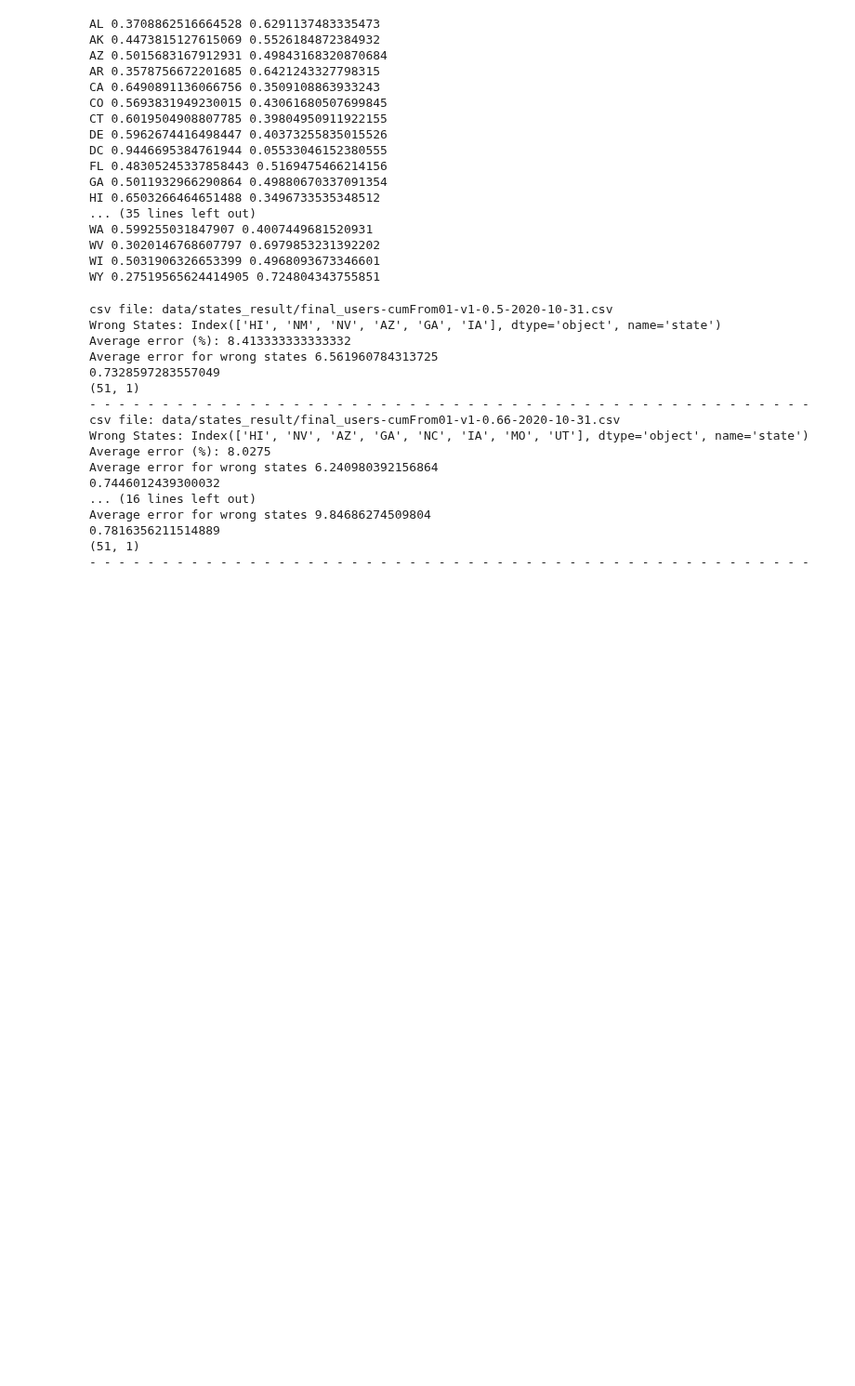
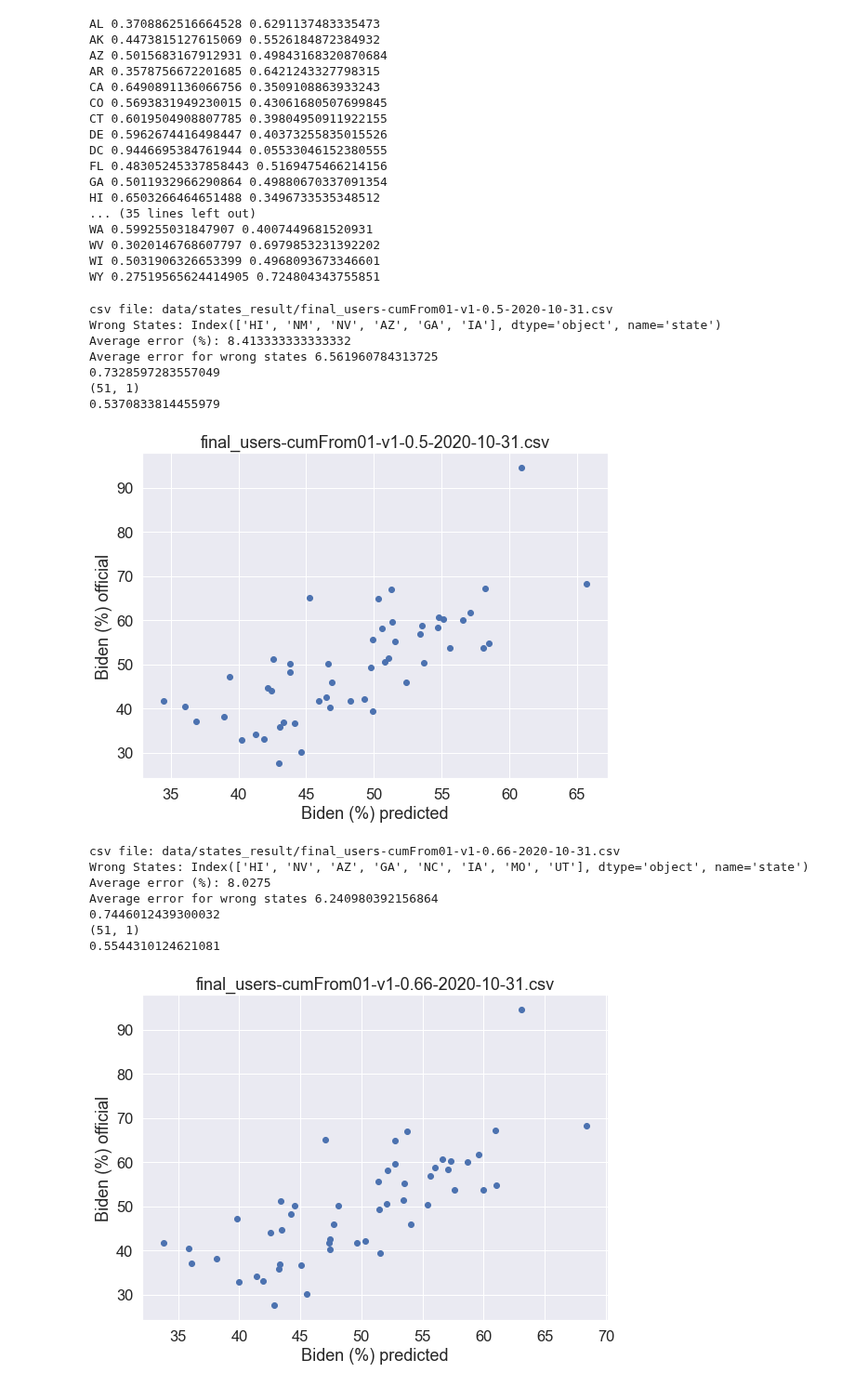
Before and after one commit to kayzhou/US_election, a Jupyter notebook: prediction_states.ipynb, the cells around one changed output. Shown at 93% size. Cells and saved outputs as stored; diff of their text form; code cells hidden in the pictures; blank space fills up the shorter version.

```diff
--- a/prediction_states.ipynb
+++ b/prediction_states.ipynb
@@ -4,6 +4,8 @@ import rapidjson as json
 from tqdm import tqdm
 from pathlib import Path
 import os
+sns.set(style="darkgrid", font_scale=1.5)
+# plt.style.use('fivethirtyeight')
 
 # 0 > JB; 1 > DT
 US_states = ['NY', 'DC', 'IN', 'AR', 'WY', 'ME', 'TX', 'NH', 'CO', 'CA', 'IL',
@@ -186,42 +188,51 @@ def calc_error(csv_file_name):
     print("Average error (%):", data_states[data_states.correct == False].error.mean())
     print("Average error for wrong states", data_states.error.mean())
 
     # 相关性
     print(data_states['Biden (%) predicted'].corr(data_states['Biden (%) official']))
 
     # 回归系数
     # result = sm.ols(formula="Biden (%) predicted ~ Biden (%) official", data=data_states).fit()
     # print(result.param)
     linreg = LinearRegression()
     X = np.array(data_states['Biden (%) predicted']).reshape(-1, 1)
     print(X.shape)
     linreg.fit(X, data_states['Biden (%) official'])
     print(r2_score(data_states['Biden (%) official'], linreg.predict(X)))
 
-    print("- " * 50)
+    csv_path = Path(csv_file_name)
+
+    fig = plt.figure(figsize=(8, 6))
+    plt.scatter(data_states['Biden (%) predicted'], data_states['Biden (%) official'])
+    plt.xlabel("Biden (%) predicted")
+    plt.ylabel("Biden (%) official")
+    plt.title(csv_path.name)
+    plt.show()
+    plt.savefig(str(csv_path.parent) + '/' + csv_path.name + '.png')
+    plt.close()
+    # print("- " * 50)
 
     csv_path = Path(csv_file_name)
     data_states.to_csv(str(csv_path.parent) + '/included_err_' + csv_path.name, float_format="%.2f")
 
 calc_error("data/states_result/final_users-cumFrom01-v1-0.5-2020-10-31.csv")
 calc_error("data/states_result/final_users-cumFrom01-v1-0.66-2020-10-31.csv")
 calc_error("data/states_result/final_users-cumFrom01-v2-0.5-2020-10-31.csv")
 calc_error("data/states_result/final_users-cumFrom01-v2-0.66-2020-10-31.csv")
 # %% [output]
 csv file: data/states_result/final_users-cumFrom01-v1-0.5-2020-10-31.csv
 Wrong States: Index(['HI', 'NM', 'NV', 'AZ', 'GA', 'IA'], dtype='object', name='state')
 Average error (%): 8.413333333333332
 Average error for wrong states 6.561960784313725
 0.7328597283557049
 (51, 1)
-- - - - - - - - - - - - - - - - - - - - - - - - - - - - - - - - - - - - - - - - - - - - - - - - - -
-csv file: data/states_result/final_users-cumFrom01-v1-0.66-2020-10-31.csv
-Wrong States: Index(['HI', 'NV', 'AZ', 'GA', 'NC', 'IA', 'MO', 'UT'], dtype='object', name='state')
-Average error (%): 8.0275
-Average error for wrong states 6.240980392156864
-0.7446012439300032
-... (16 lines left out)
-Average error for wrong states 9.84686274509804
-0.7816356211514889
-(51, 1)
-- - - - - - - - - - - - - - - - - - - - - - - - - - - - - - - - - - - - - - - - - - - - - - - - - -
+0.5370833814455979
+[figure, added]
+csv file: data/states_result/final_users-cumFrom01-v1-0.66-2020-10-31.csv
+Wrong States: Index(['HI', 'NV', 'AZ', 'GA', 'NC', 'IA', 'MO', 'UT'], dtype='object', name='state')
+Average error (%): 8.0275
+Average error for wrong states 6.240980392156864
+0.7446012439300032
+(51, 1)
+0.5544310124621081
+[figure, added]
```
Also changed, not shown: parts of 4 cells of this notebook, 1 other file.
